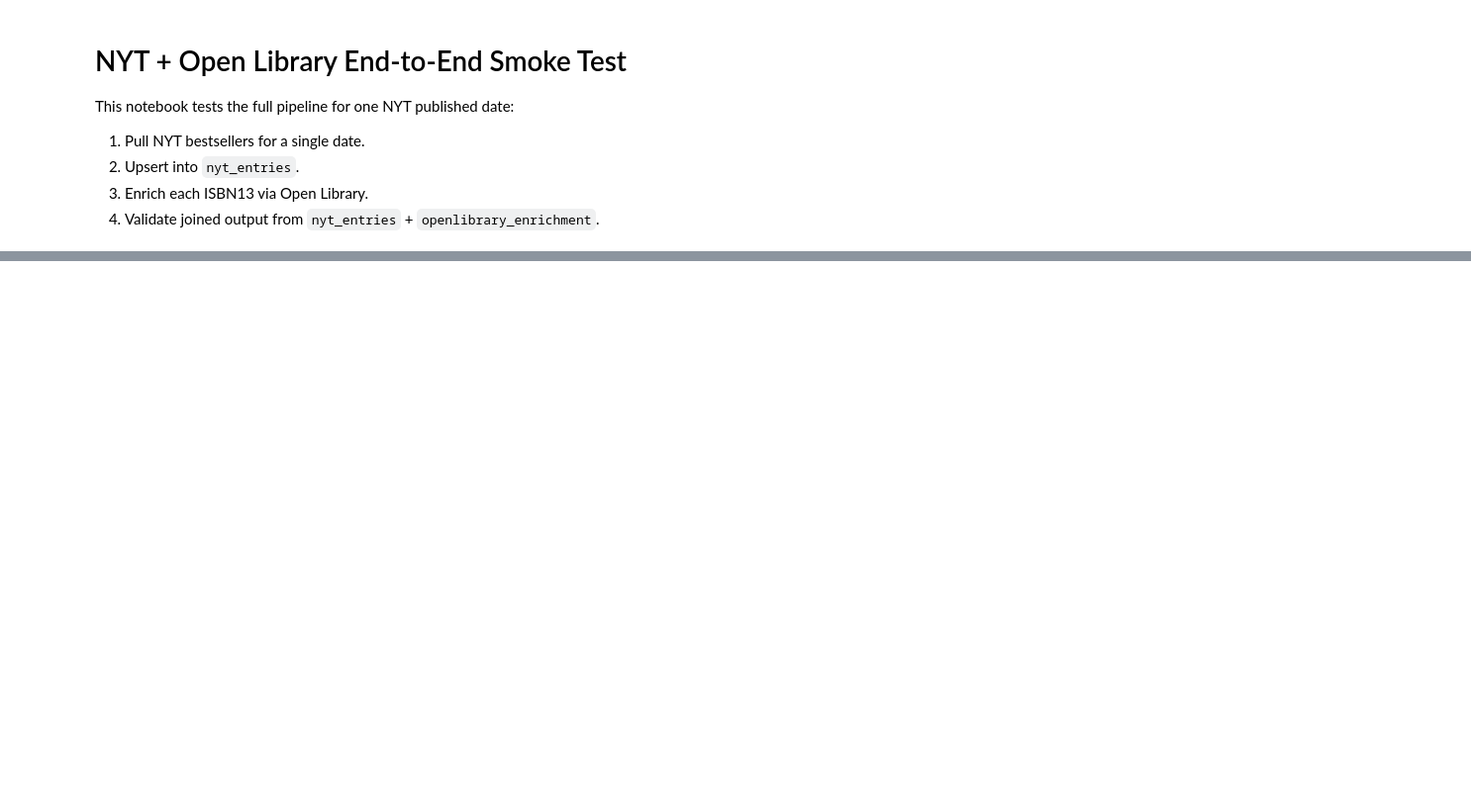
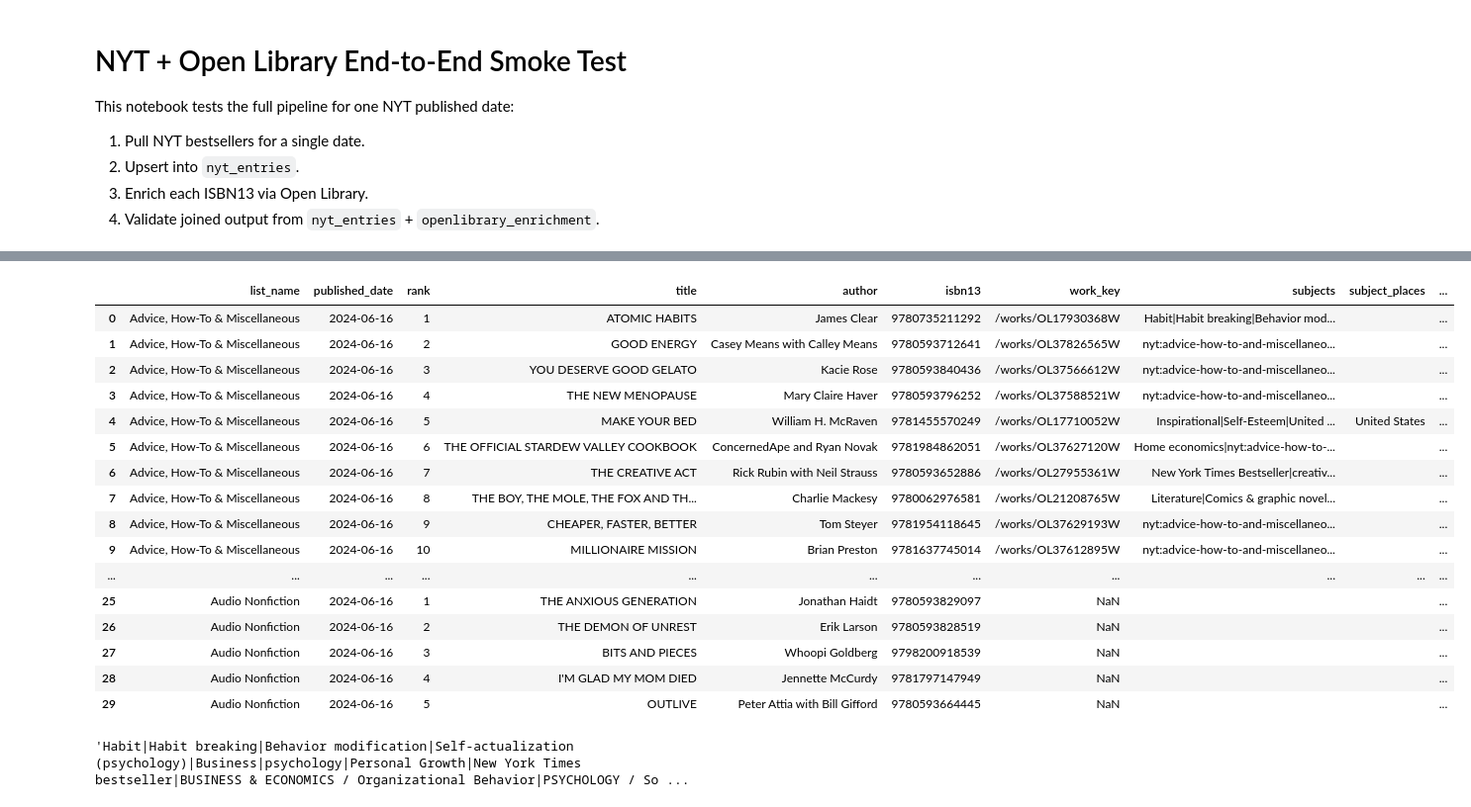
Before and after one commit to ZWUrbo/nyt-bestseller-analysis, a Jupyter notebook: notebooks/01_data_audit.ipynb, the cells around one changed output, grey strips where cells are left out. Shown at 99% size. Drawn from its saved outputs; the diff is of its cells as text; code cells hidden in the pictures; blank space fills up the shorter version.

```diff
--- a/notebooks/01_data_audit.ipynb
+++ b/notebooks/01_data_audit.ipynb
@@ -95,31 +147,53 @@ print(f"Enrichment failures: {failures}")
 # %%
 # Validate final join for the selected date.
 enriched = pd.read_sql_query(
     """
     SELECT
         n.list_name,
         n.published_date,
         n.rank,
         n.title,
         n.author,
         n.isbn13,
         e.work_key,
         e.subjects,
         e.subject_places,
         e.description,
         e.last_error,
         e.last_checked_at
     FROM nyt_entries n
     LEFT JOIN openlibrary_enrichment e
       ON e.isbn13 = n.isbn13
     WHERE n.published_date = ?
     ORDER BY n.list_name, n.rank
     """,
     conn,
     params=(published_date,),
 )
 
-enriched.head(50)
+enriched.head(30)
+# %% [output]
+|  | list_name | published_date | rank | title | author | isbn13 | work_key | subjects | subject_places | ... |
+| 0 | Advice, How-To & Miscellaneous | 2024-06-16 | 1 | ATOMIC HABITS | James Clear | 9780735211292 | /works/OL17930368W | Habit|Habit breaking|Behavior mod... |  | ... |
+| 1 | Advice, How-To & Miscellaneous | 2024-06-16 | 2 | GOOD ENERGY | Casey Means with Calley Means | 9780593712641 | /works/OL37826565W | nyt:advice-how-to-and-miscellaneo... |  | ... |
+| 2 | Advice, How-To & Miscellaneous | 2024-06-16 | 3 | YOU DESERVE GOOD GELATO | Kacie Rose | 9780593840436 | /works/OL37566612W | nyt:advice-how-to-and-miscellaneo... |  | ... |
+| 3 | Advice, How-To & Miscellaneous | 2024-06-16 | 4 | THE NEW MENOPAUSE | Mary Claire Haver | 9780593796252 | /works/OL37588521W | nyt:advice-how-to-and-miscellaneo... |  | ... |
+| 4 | Advice, How-To & Miscellaneous | 2024-06-16 | 5 | MAKE YOUR BED | William H. McRaven | 9781455570249 | /works/OL17710052W | Inspirational|Self-Esteem|United ... | United States | ... |
+| 5 | Advice, How-To & Miscellaneous | 2024-06-16 | 6 | THE OFFICIAL STARDEW VALLEY COOKBOOK | ConcernedApe and Ryan Novak | 9781984862051 | /works/OL37627120W | Home economics|nyt:advice-how-to-... |  | ... |
+| 6 | Advice, How-To & Miscellaneous | 2024-06-16 | 7 | THE CREATIVE ACT | Rick Rubin with Neil Strauss | 9780593652886 | /works/OL27955361W | New York Times Bestseller|creativ... |  | ... |
+| 7 | Advice, How-To & Miscellaneous | 2024-06-16 | 8 | THE BOY, THE MOLE, THE FOX AND TH... | Charlie Mackesy | 9780062976581 | /works/OL21208765W | Literature|Comics & graphic novel... |  | ... |
+| 8 | Advice, How-To & Miscellaneous | 2024-06-16 | 9 | CHEAPER, FASTER, BETTER | Tom Steyer | 9781954118645 | /works/OL37629193W | nyt:advice-how-to-and-miscellaneo... |  | ... |
+| 9 | Advice, How-To & Miscellaneous | 2024-06-16 | 10 | MILLIONAIRE MISSION | Brian Preston | 9781637745014 | /works/OL37612895W | nyt:advice-how-to-and-miscellaneo... |  | ... |
+| ... | ... | ... | ... | ... | ... | ... | ... | ... | ... | ... |
+| 25 | Audio Nonfiction | 2024-06-16 | 1 | THE ANXIOUS GENERATION | Jonathan Haidt | 9780593829097 | NaN |  |  | ... |
+| 26 | Audio Nonfiction | 2024-06-16 | 2 | THE DEMON OF UNREST | Erik Larson | 9780593828519 | NaN |  |  | ... |
+| 27 | Audio Nonfiction | 2024-06-16 | 3 | BITS AND PIECES | Whoopi Goldberg | 9798200918539 | NaN |  |  | ... |
+| 28 | Audio Nonfiction | 2024-06-16 | 4 | I'M GLAD MY MOM DIED | Jennette McCurdy | 9781797147949 | NaN |  |  | ... |
+| 29 | Audio Nonfiction | 2024-06-16 | 5 | OUTLIVE | Peter Attia with Bill Gifford | 9780593664445 | NaN |  |  | ... |
+# %%
+enriched.head(30)["subjects"][0]
+# %% [output]
+'Habit|Habit breaking|Behavior modification|Self-actualization (psychology)|Business|psychology|Personal Growth|New York Times bestseller|BUSINESS & ECONOMICS / Organizational Behavior|PSYCHOLOGY / So ...
 # %%
 # Optional quality checks
 summary = pd.read_sql_query(
```
Also changed, not shown: parts of 4 cells of this notebook, 1 other file.
